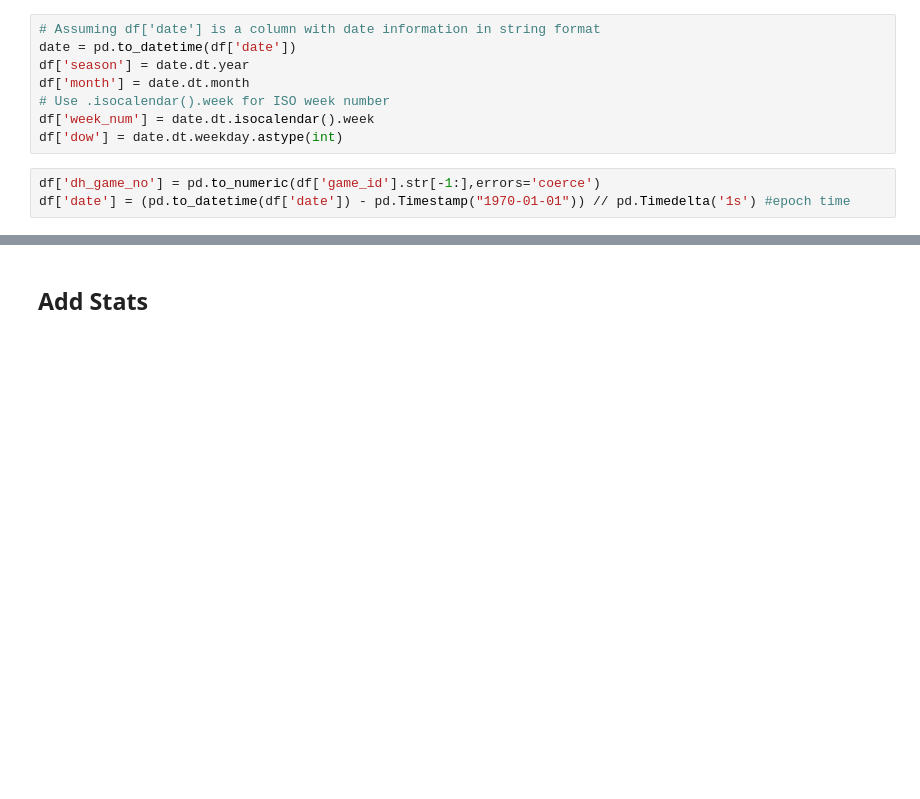
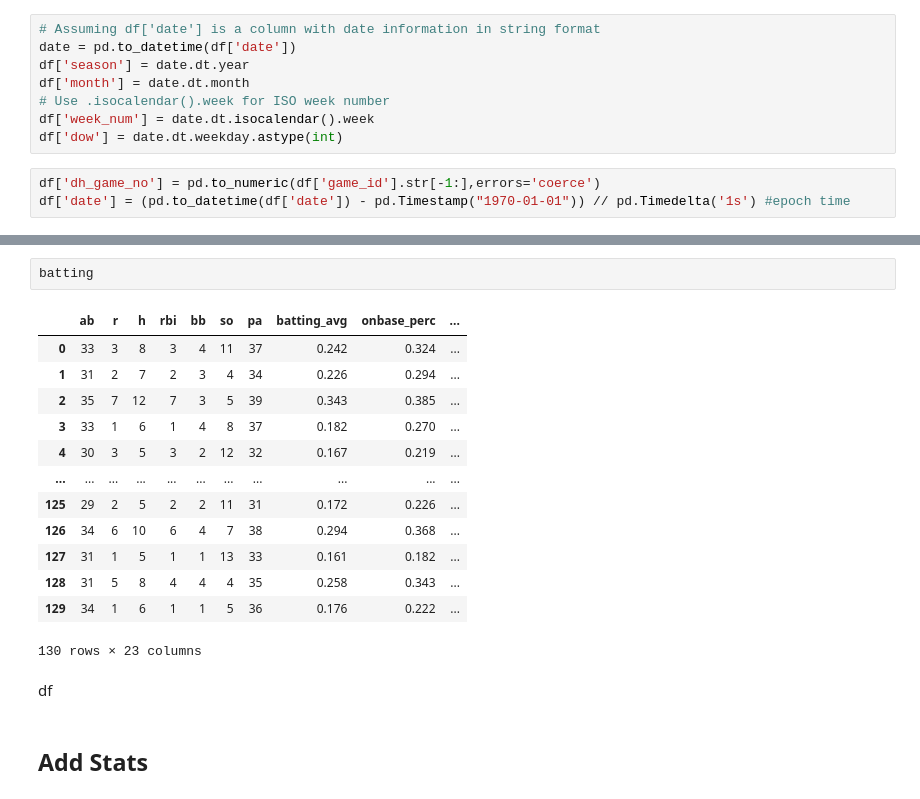
Before and after one commit to JarrettTo/SBAI_MLB, a Jupyter notebook: notebooks/features.ipynb, the cells around one changed output, grey strips where cells are left out. Saved outputs shown, nothing was run; the diff lists cells and outputs as text; blank space fills up the shorter version.

```diff
--- a/notebooks/features.ipynb
+++ b/notebooks/features.ipynb
@@ -65,3 +83,21 @@ df['date'] = (pd.to_datetime(df['date']) - pd.Timestamp("1970-01-01")) // pd.Tim
+# %%
+batting
+# %% [output]
+|  | ab | r | h | rbi | bb | so | pa | batting_avg | onbase_perc | ... |
+| 0 | 33 | 3 | 8 | 3 | 4 | 11 | 37 | 0.242 | 0.324 | ... |
+| 1 | 31 | 2 | 7 | 2 | 3 | 4 | 34 | 0.226 | 0.294 | ... |
+| 2 | 35 | 7 | 12 | 7 | 3 | 5 | 39 | 0.343 | 0.385 | ... |
+| 3 | 33 | 1 | 6 | 1 | 4 | 8 | 37 | 0.182 | 0.270 | ... |
+| 4 | 30 | 3 | 5 | 3 | 2 | 12 | 32 | 0.167 | 0.219 | ... |
+| ... | ... | ... | ... | ... | ... | ... | ... | ... | ... | ... |
+| 125 | 29 | 2 | 5 | 2 | 2 | 11 | 31 | 0.172 | 0.226 | ... |
+| 126 | 34 | 6 | 10 | 6 | 4 | 7 | 38 | 0.294 | 0.368 | ... |
+| 127 | 31 | 1 | 5 | 1 | 1 | 13 | 33 | 0.161 | 0.182 | ... |
+| 128 | 31 | 5 | 8 | 4 | 4 | 4 | 35 | 0.258 | 0.343 | ... |
+| 129 | 34 | 1 | 6 | 1 | 1 | 5 | 36 | 0.176 | 0.222 | ... |
+130 rows × 23 columns
+# %% [markdown]
+df
 # %% [markdown]
 ## Add Stats
 # %% [markdown]
```
Also changed, not shown: parts of 6 cells of this notebook, 5 other files.
